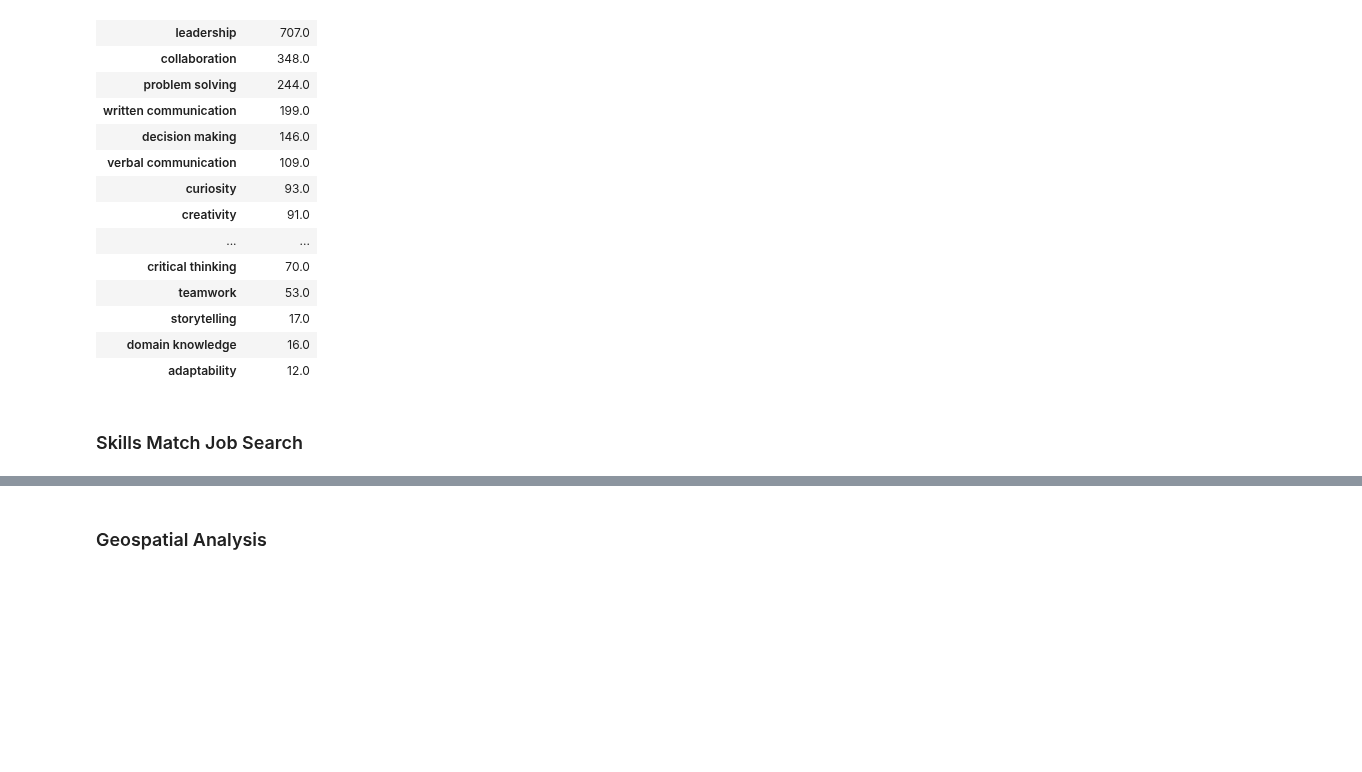
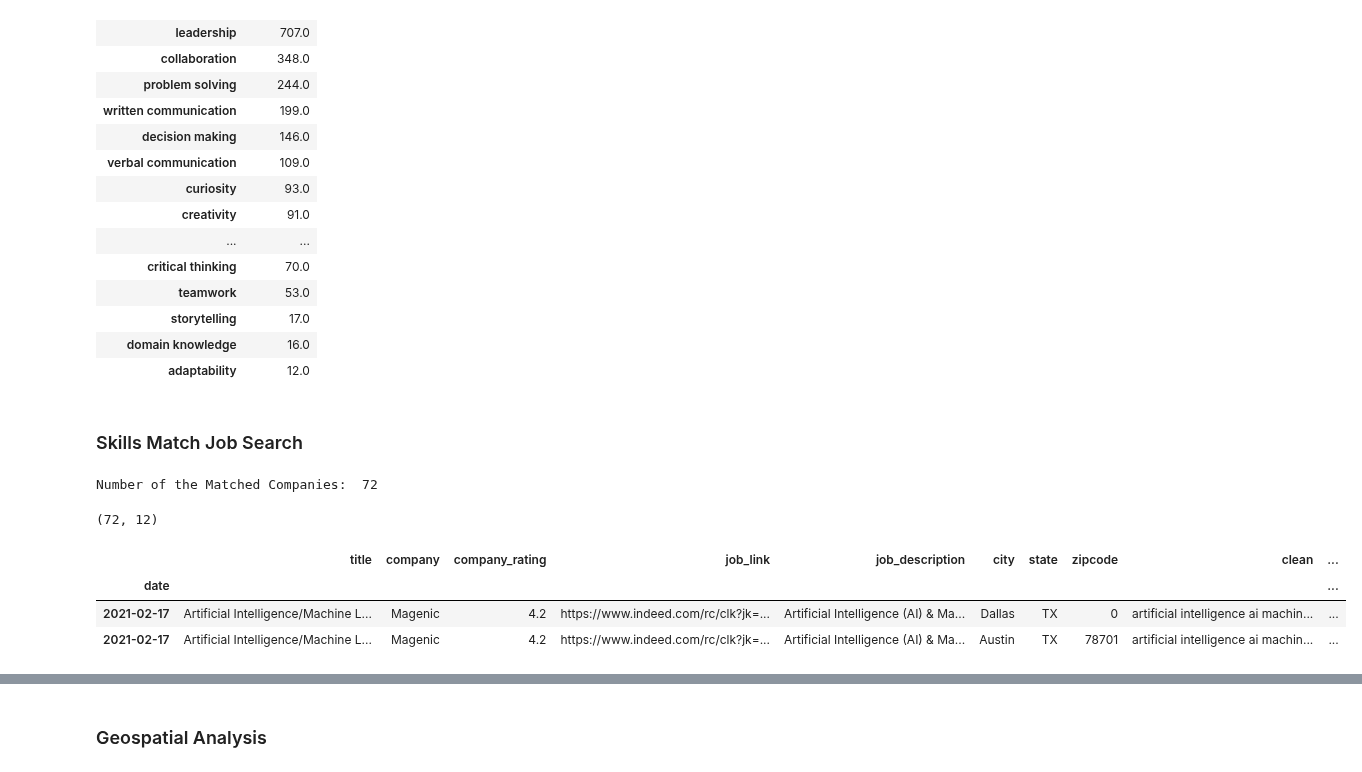
Before and after one commit to Blue-Owl-Data/Job-Search-Dashboard, a Jupyter notebook: notebook/MVP_Shi.ipynb, the cells around one changed output, grey strips where cells are left out. Drawn from its saved outputs; the diff is of its cells as text; code cells hidden in the pictures; blank space fills up the shorter version.

Commit message:
define a function to return the companies which match the skills of an applicant

```diff
--- a/notebook/MVP_Shi.ipynb
+++ b/notebook/MVP_Shi.ipynb
@@ -1402,18 +1428,6 @@ Number of skills in soft skill library:  20
 | storytelling | 17.0 |
 | domain knowledge | 16.0 |
 | adaptability | 12.0 |
-# %%
-mask = (df_word_frequency.index == 'python')
-df_word_frequency[mask]
-# %%
-mask = (df_word_frequency.index == 'r')
-df_word_frequency[mask].sort_values(by='all', ascending=False).head(10)
-# %%
-mask = (df_word_frequency.index == 'aws')
-df_word_frequency[mask].sort_values(by='all', ascending=False).head(10)
-# %%
-mask = (df_word_frequency.index == 'sql')
-df_word_frequency[mask].sort_values(by='all', ascending=False).head(10)
 # %% [markdown]
 ### Skills Match Job Search
 # %%
@@ -1427,3 +1450,18 @@ def skills_match_search(skills):
+# %%
+skills = ['python', 'sql', 'tableau', 'aws']
+
+df = skills_match_search(df_ds_tx, skills)
+df.shape
+# %% [output]
+Number of the Matched Companies:  72
+(72, 12)
+# %%
+df_ds_tx[mask].head(2)
+# %% [output]
+|  | title | company | company_rating | job_link | job_description | city | state | zipcode | clean | ... |
+| date |  |  |  |  |  |  |  |  |  | ... |
+| 2021-02-17 | Artificial Intelligence/Machine L... | Magenic | 4.2 | https://www.indeed.com/rc/clk?jk=... | Artificial Intelligence (AI) & Ma... | Dallas | TX | 0 | artificial intelligence ai machin... | ... |
+| 2021-02-17 | Artificial Intelligence/Machine L... | Magenic | 4.2 | https://www.indeed.com/rc/clk?jk=... | Artificial Intelligence (AI) & Ma... | Austin | TX | 78701 | artificial intelligence ai machin... | ... |
 # %%
 # Create the masks for different skills
 
```
Also changed, not shown: parts of 21 cells of this notebook.
